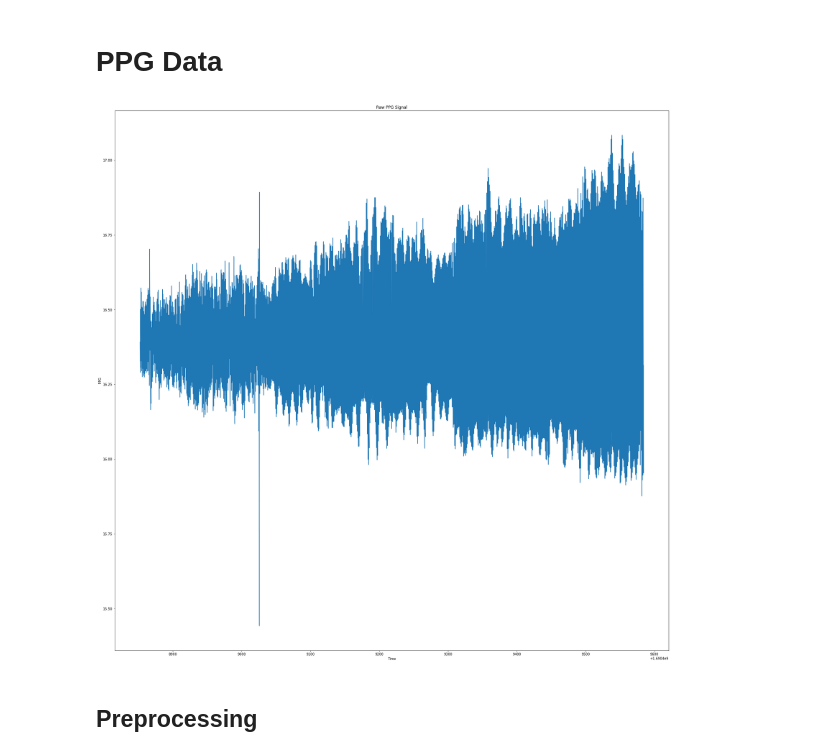
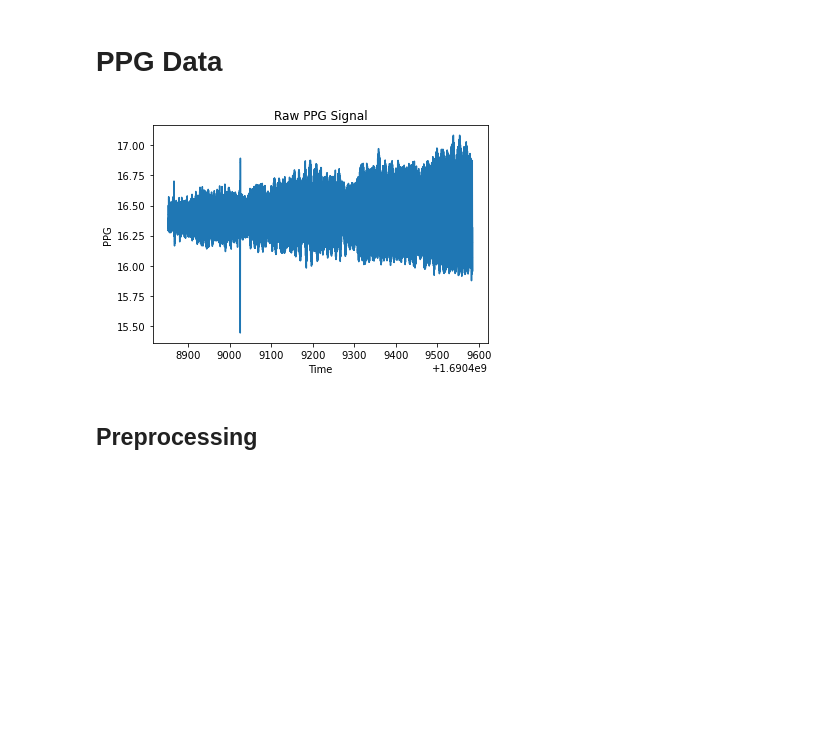
Before and after one commit to nibhaakireddy/ruby-neurotech, a Jupyter notebook: Ruby Neurotech - PPG Data.ipynb, the cells around one changed output. Cells and saved outputs as stored; diff of their text form; code cells hidden in the pictures; blank space fills up the shorter version.

```diff
--- a/Ruby Neurotech - PPG Data.ipynb
+++ b/Ruby Neurotech - PPG Data.ipynb
@@ -4,7 +4,6 @@
 import numpy as np
 import csv
 %matplotlib inline
-plt.rcParams['figure.figsize'] = [30, 30]
 import matplotlib.pyplot as plt
 from scipy import signal
 # %%
@@ -17,14 +16,15 @@ with open('example_data.csv', 'r') as file:
 
 data_array = np.array(data, dtype = 'float')
 # %%
+plt.figure(figsize=)
 plt.plot(data_array[:,0], data_array[:,1])
 plt.xlabel('Time')
 plt.ylabel('PPG')
 plt.title('Raw PPG Signal')
 plt.ion()
 plt.show()
 # %% [output]
-[figure, old version]
+[figure, new version]
 # %% [markdown]
 ## Preprocessing
 # %%
```
Also changed, not shown: parts of 4 cells of this notebook, 1 other file.
